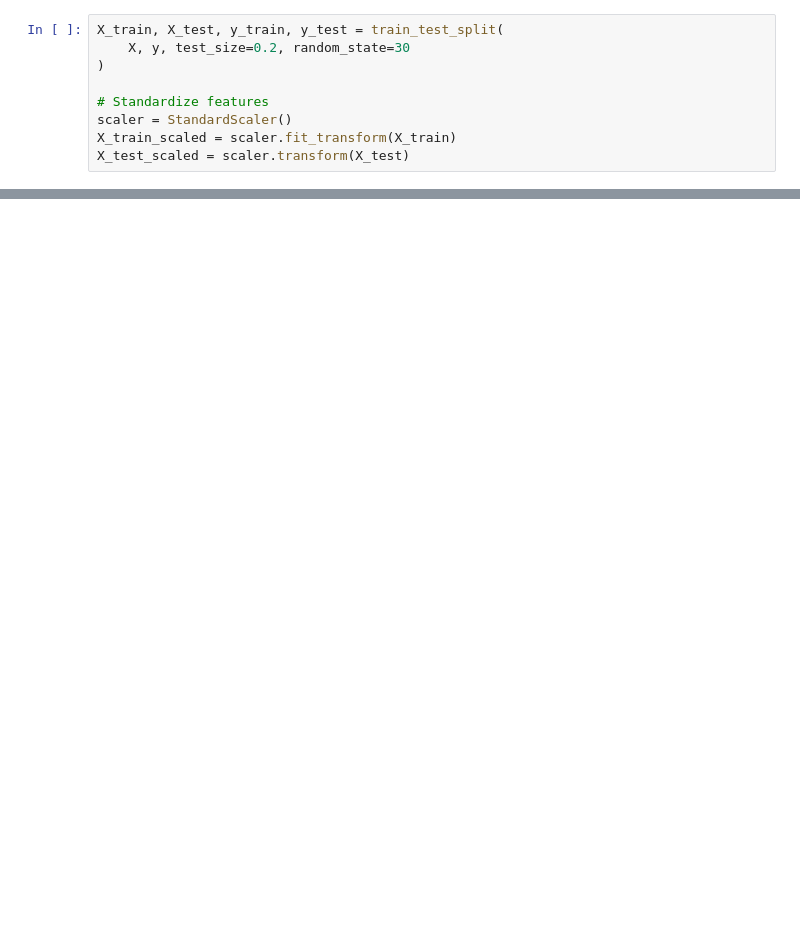
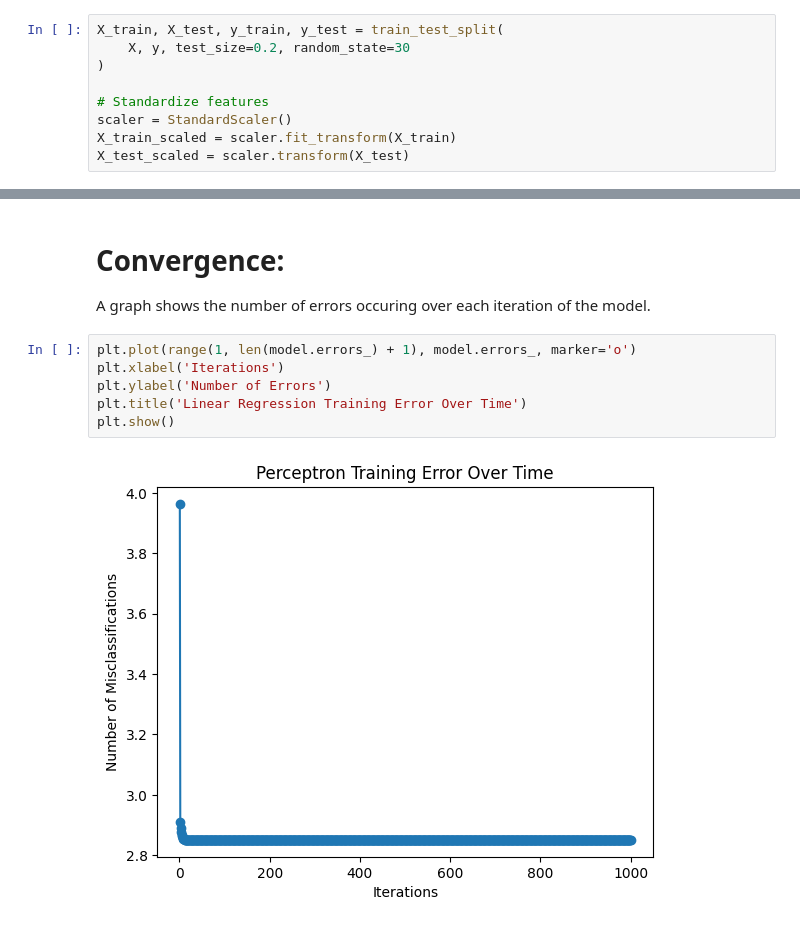
Before and after one commit to HawkVeluz/CMOR-438-Repo, a Jupyter notebook: examples/Supervised_Learning/Linear_Regression/Linear_Regression.ipynb, the cells around one changed output, grey strips where cells are left out. Cells and saved outputs as stored; diff of their text form; blank space fills up the shorter version.

```diff
--- a/examples/Supervised_Learning/Linear_Regression/Linear_Regression.ipynb
+++ b/examples/Supervised_Learning/Linear_Regression/Linear_Regression.ipynb
@@ -67,0 +128,11 @@ plt.show()
+# %% [markdown]
+# Convergence:
+ A graph shows the number of errors occuring over each iteration of the model.
+# %%
+plt.plot(range(1, len(model.errors_) + 1), model.errors_, marker='o')
+plt.xlabel('Iterations')
+plt.ylabel('Number of Errors')
+plt.title('Linear Regression Training Error Over Time')
+plt.show()
+# %% [output]
+[figure, added]
```
Also changed, not shown: parts of 11 cells of this notebook, 3 other files.
